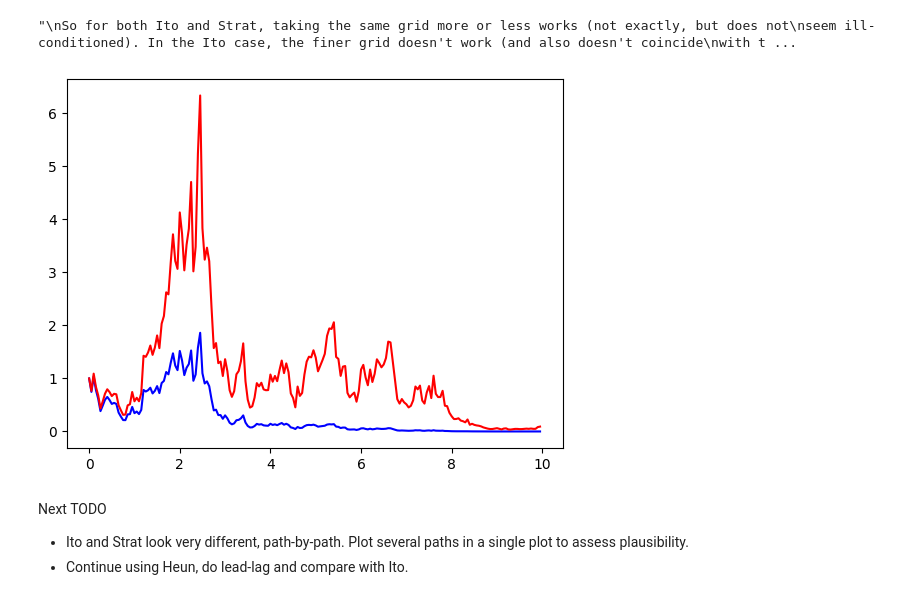
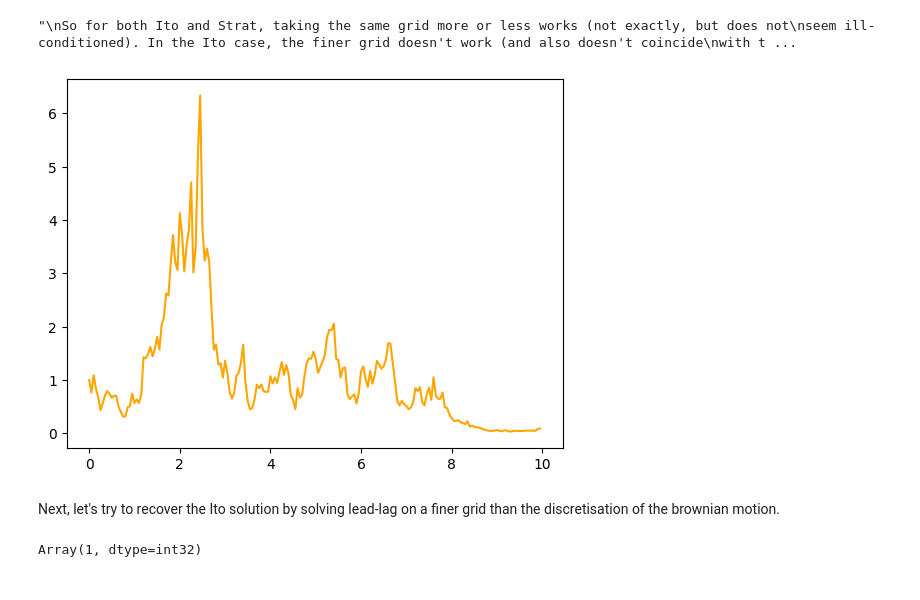
Before and after one commit to emilioferrucci/rough-vol-rough-paths, a Jupyter notebook: lead_lag.ipynb, the cells around one changed output. Cells and saved outputs as stored; diff of their text form; code cells hidden in the pictures.

```diff
--- a/lead_lag.ipynb
+++ b/lead_lag.ipynb
@@ -104,13 +105,14 @@ plt.show()
 # %% [output]
 [figure]
 # %%
+y0 = 1
 drift = lambda t, y, args: 0
 diffusion = lambda t, y, args: y
 brownian_motion = VirtualBrownianTree(t0, t1, tol=epsilon, shape=(), key=jr.PRNGKey(101))
 terms = MultiTerm(ODETerm(drift), ControlTerm(diffusion, brownian_motion))
 ito_solver = Euler()
 strat_solver = Midpoint()
-solver_epsilon = 0.001*epsilon
+solver_epsilon = 0.01*epsilon
 solver_times = jnp.arange(t0, t1, solver_epsilon)
 saveat = SaveAt(ts = times)
 
@@ -159,20 +161,22 @@ needed. It looks like this could be fixed by a much finer grid.
 # %%
 #plt.plot(ito_sol_same.ts, ito_sol_same.ys, color = "cyan")
 #plt.plot(strat_sol_same.ts, strat_sol_same.ys, color = "orange")
 
 #plt.plot(ito_sol_finer.ts, ito_sol_finer.ys, color = "cyan")
-#plt.plot(strat_sol_finer.ts, strat_sol_finer.ys, color = "orange")
+plt.plot(strat_sol_finer.ts, strat_sol_finer.ys, color = "orange")
 
-plt.plot(times, ito_true_array, color = "blue")
-plt.plot(times, strat_true_array, color = "red")
+#plt.plot(times, ito_true_array, color = "blue")
+#plt.plot(times, strat_true_array, color = "red")
 
 plt.show()
 
 # In fact, it seems using the finer grid for the solver (Heun or Midpoint) gives the best approx!
 # %% [output]
-[figure, old version]
+[figure, new version]
-# %% [markdown]
-Next TODO
-
-- Ito and Strat look very different, path-by-path. Plot several paths in a single plot to assess plausibility.
-- Continue using Heun, do lead-lag and compare with Ito.
+# %% [markdown]
+Next, let's try to recover the Ito solution by solving lead-lag on a finer grid than the discretisation of the brownian motion.
+# %%
+arr = jnp.array([1, 1])
+arr[0]
+# %% [output]
+Array(1, dtype=int32)
```
Also changed, not shown: parts of 3 cells of this notebook, 2 other files.
